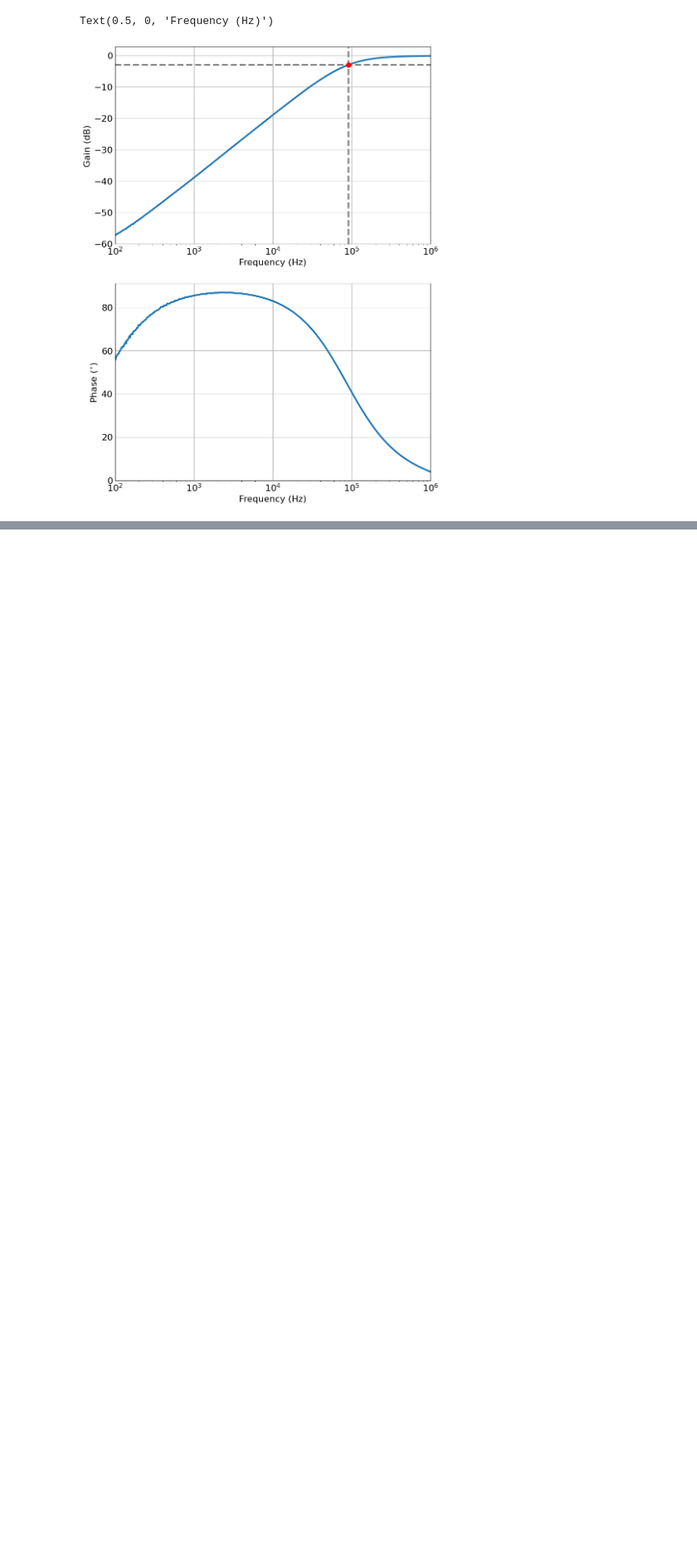
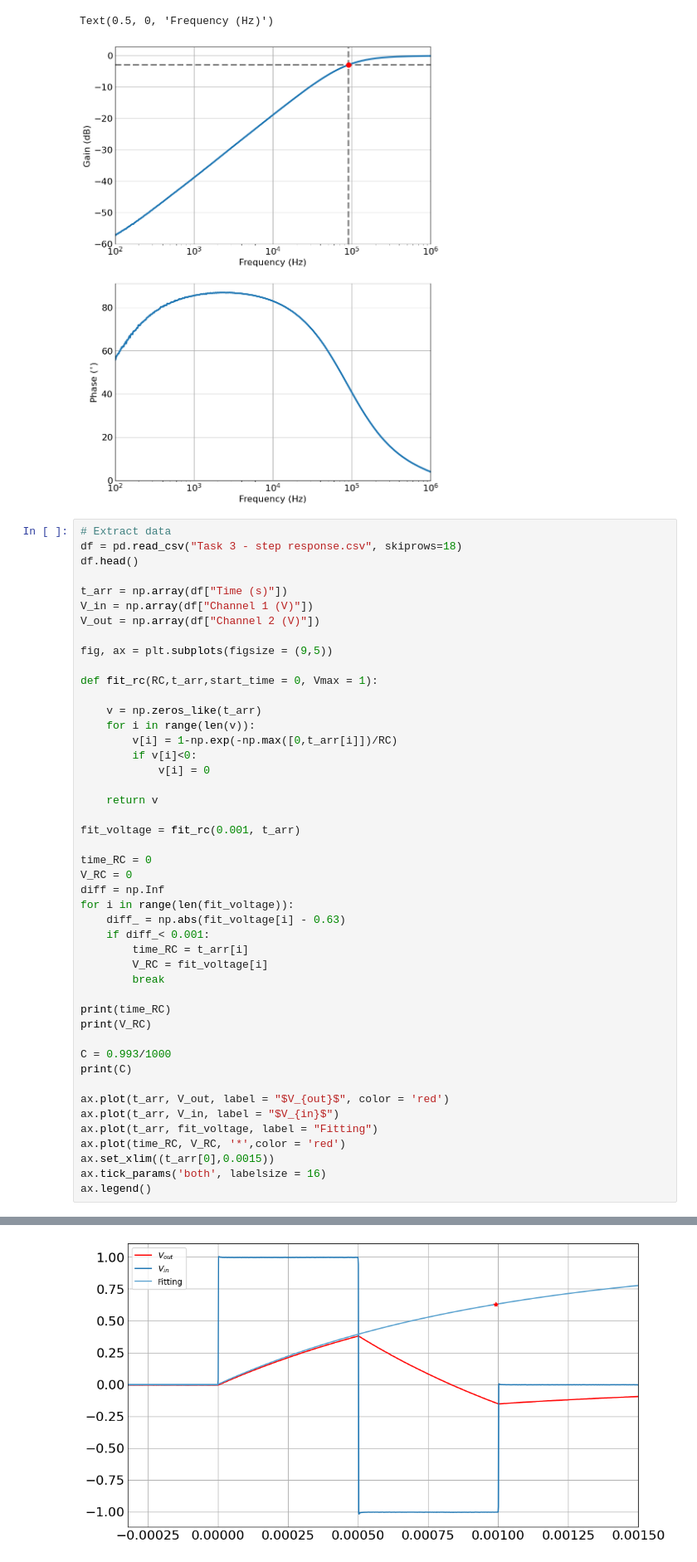
Before and after one commit to lakubis/jyu-learn, a Jupyter notebook: Electronics_A/Lab_session/Lab_result.ipynb, the cells around one changed output, grey strips where cells are left out. Shown: that part at 83% size. Saved outputs shown, nothing was run; the diff lists cells and outputs as text; blank space fills up the shorter version.

```diff
--- a/Electronics_A/Lab_session/Lab_result.ipynb
+++ b/Electronics_A/Lab_session/Lab_result.ipynb
@@ -57,3 +57,50 @@ axs[1].set_xlabel('Frequency (Hz)', fontsize = 16)
 # %% [output]
 Text(0.5, 0, 'Frequency (Hz)')
 [figure]
+# %%
+# Extract data
+df = pd.read_csv("Task 3 - step response.csv", skiprows=18)
+df.head()
+
+t_arr = np.array(df["Time (s)"])
+V_in = np.array(df["Channel 1 (V)"])
+V_out = np.array(df["Channel 2 (V)"])
+
+fig, ax = plt.subplots(figsize = (9,5))
+
+def fit_rc(RC,t_arr,start_time = 0, Vmax = 1):
+
+    v = np.zeros_like(t_arr)
+    for i in range(len(v)):
+        v[i] = 1-np.exp(-np.max([0,t_arr[i]])/RC)
+        if v[i]<0:
+            v[i] = 0
+
+    return v
+
+fit_voltage = fit_rc(0.001, t_arr)
+
+time_RC = 0
+V_RC = 0
+diff = np.Inf
+for i in range(len(fit_voltage)):
+    diff_ = np.abs(fit_voltage[i] - 0.63)
+    if diff_< 0.001:
+        time_RC = t_arr[i]
+        V_RC = fit_voltage[i]
+        break
+
+print(time_RC)
+print(V_RC)
+
+C = 0.993/1000
+print(C)
+
+ax.plot(t_arr, V_out, label = "$V_{out}$", color = 'red')
+ax.plot(t_arr, V_in, label = "$V_{in}$")
+ax.plot(t_arr, fit_voltage, label = "Fitting")
+ax.plot(time_RC, V_RC, '*',color = 'red')
+ax.set_xlim((t_arr[0],0.0015))
+ax.tick_params('both', labelsize = 16)
+ax.legend()
+# %% [output]
@@ -59,0 +111 @@ Text(0.5, 0, 'Frequency (Hz)')
+[figure, added]
```
Also changed, not shown: parts of 1 cell of this notebook, 8 other files.
